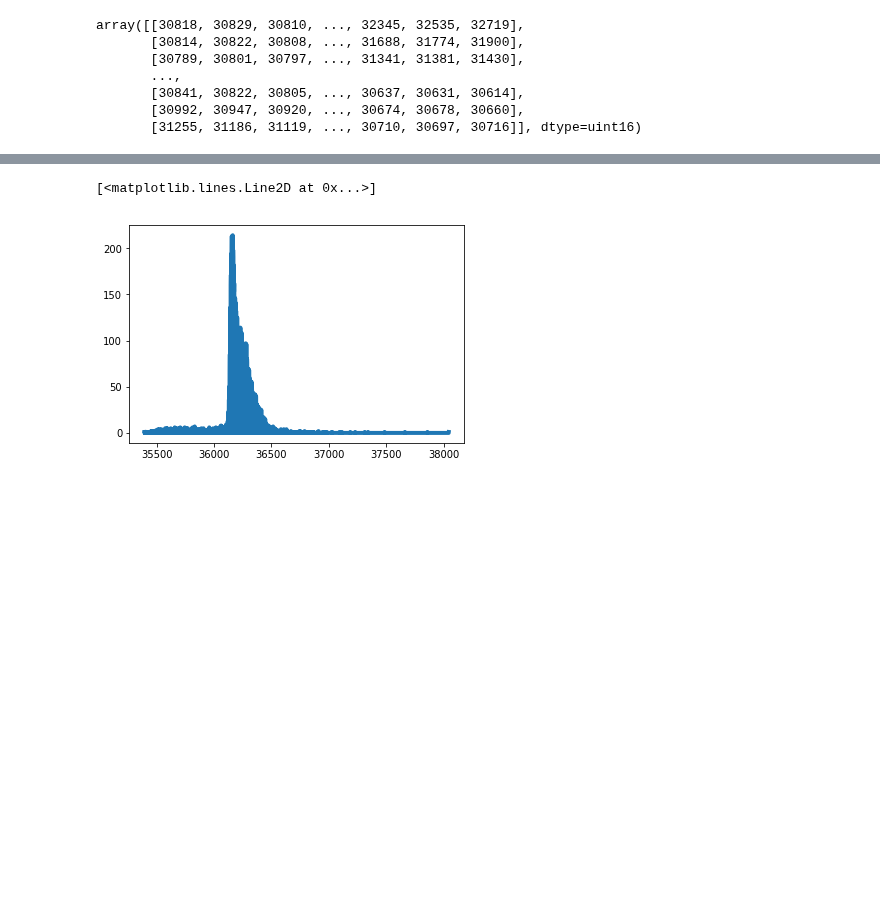
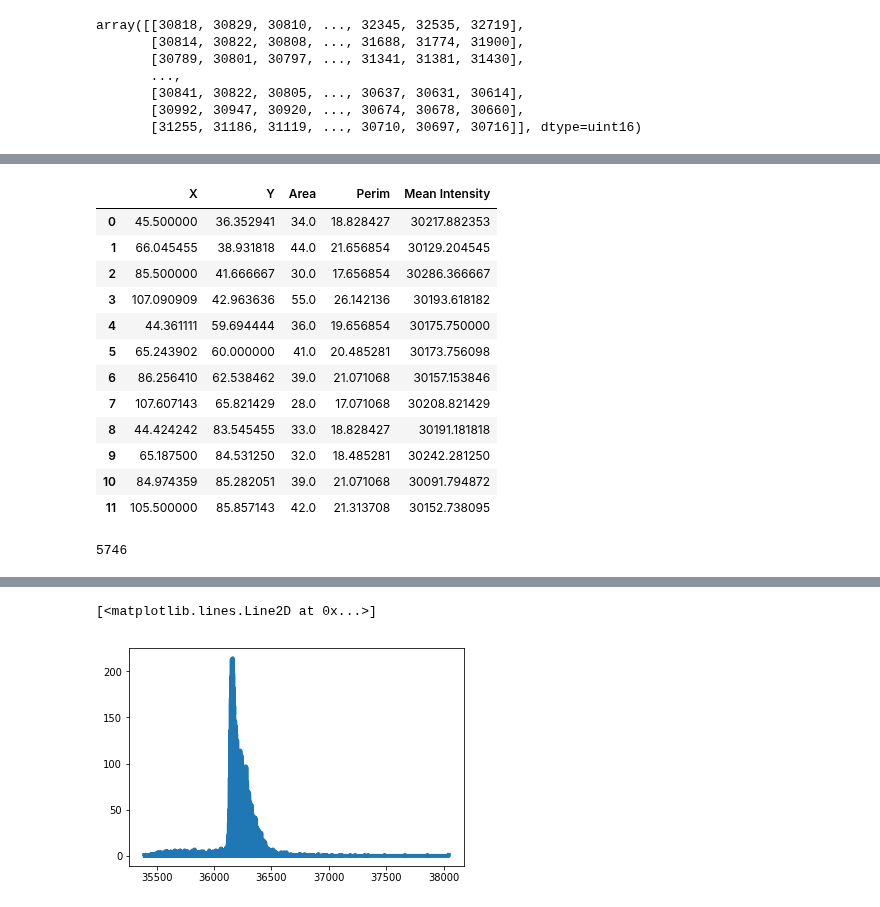
Before and after one commit to jrodguez/musical-robot, a Jupyter notebook: examples/Flat_Plate_6_11_19.ipynb, the cells around one changed output, grey strips where cells are left out. Saved outputs shown, nothing was run; the diff lists cells and outputs as text; code cells hidden in the pictures; blank space fills up the shorter version.

```diff
--- a/examples/Flat_Plate_6_11_19.ipynb
+++ b/examples/Flat_Plate_6_11_19.ipynb
@@ -41,0 +87,16 @@ plt.imshow(edges)
+# %%
+regprops[1]
+# %% [output]
+|  | X | Y | Area | Perim | Mean Intensity |
+| 0 | 45.500000 | 36.352941 | 34.0 | 18.828427 | 30217.882353 |
+| 1 | 66.045455 | 38.931818 | 44.0 | 21.656854 | 30129.204545 |
+| 2 | 85.500000 | 41.666667 | 30.0 | 17.656854 | 30286.366667 |
+| 3 | 107.090909 | 42.963636 | 55.0 | 26.142136 | 30193.618182 |
+| 4 | 44.361111 | 59.694444 | 36.0 | 19.656854 | 30175.750000 |
+| 5 | 65.243902 | 60.000000 | 41.0 | 20.485281 | 30173.756098 |
+| 6 | 86.256410 | 62.538462 | 39.0 | 21.071068 | 30157.153846 |
+| 7 | 107.607143 | 65.821429 | 28.0 | 17.071068 | 30208.821429 |
+| 8 | 44.424242 | 83.545455 | 33.0 | 18.828427 | 30191.181818 |
+| 9 | 65.187500 | 84.531250 | 32.0 | 18.485281 | 30242.281250 |
+| 10 | 84.974359 | 85.282051 | 39.0 | 21.071068 | 30091.794872 |
+| 11 | 105.500000 | 85.857143 | 42.0 | 21.313708 | 30152.738095 |
@@ -41,0 +110,4 @@ plt.imshow(edges)
+# %%
+len(temp[0])
+# %% [output]
+5746
```
Also changed, not shown: parts of 16 cells of this notebook.
